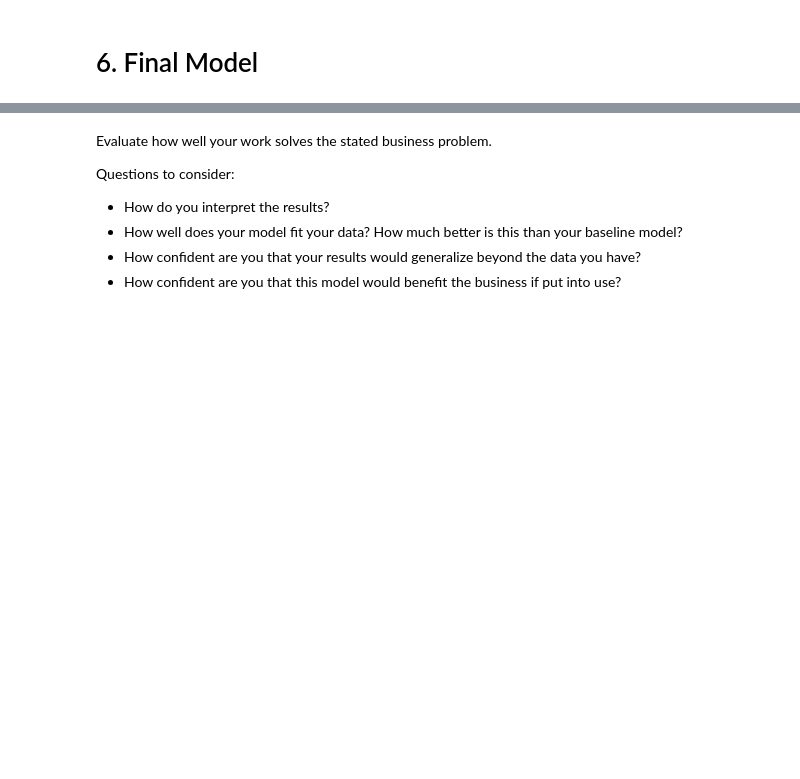
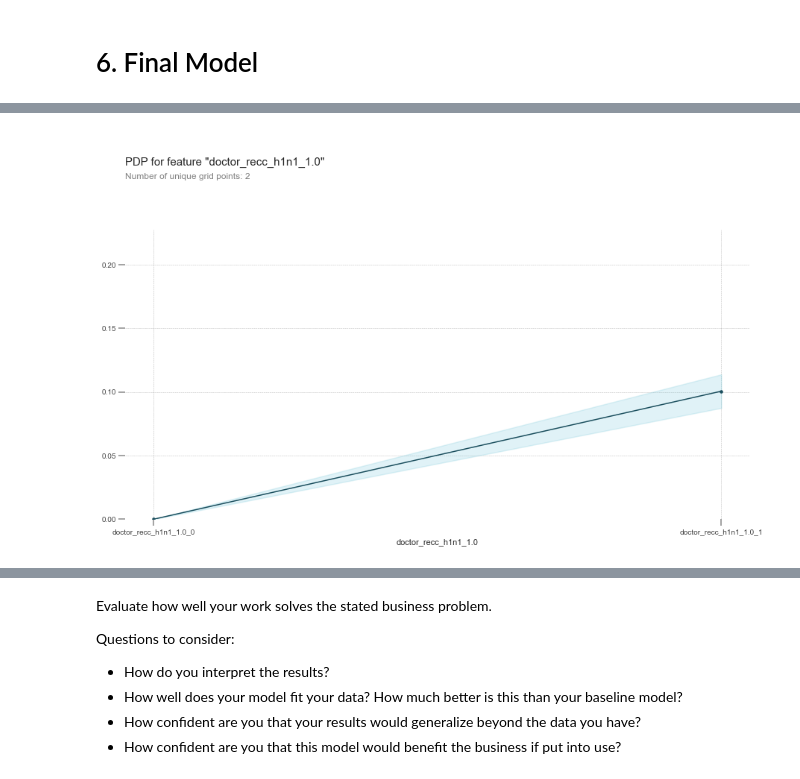
Before and after one commit to westonshuken/h1n1-and-flu-vaccine-predictor, a Jupyter notebook: index-copy-cza.ipynb, the cells around one changed output, grey strips where cells are left out. Cells and saved outputs as stored; diff of their text form; code cells hidden in the pictures; blank space fills up the shorter version.

Commit message:
Run final model

```diff
--- a/index-copy-cza.ipynb
+++ b/index-copy-cza.ipynb
@@ -678,0 +680,14 @@ X_train_processed = final_model.fit(X_train, y_train)
+# %%
+X_train, X_test, y_train, y_test = data_split(data.drop(columns=other_target))
+
+final_preprocessor.fit(X_train, y_train)
+
+X_train_processed = pd.DataFrame(final_preprocessor.transform(X_train), columns=X_train.columns)
+X_test_processed = pd.DataFrame(final_preprocessor.transform(X_test), columns=X_test.columns)
+# %%
+X_train_processed = pd.get_dummies(X_train_processed, drop_first=True)
+X_test_processed = pd.get_dummies(X_test_processed, drop_first=True)
+# %%
+final_model = tuned_models['RandomForest']['classifier']
+
+final_model.fit(X_train_processed, y_train)
@@ -679,9 +696,9 @@ X_train_processed = final_model.fit(X_train, y_train)
 # %%
 # Permutation Importance
-feature_names = [col for col in X_train.columns]
+# feature_names = [col for col in X_test.columns]
 
 perm = PermutationImportance(final_model, random_state=20211122)
-perm.fit(X_train, y_train)
+perm.fit(X_test_processed, y_test)
 
-eli5.show_weights(perm, feature_names)
+eli5.show_weights(perm, feature_names = X_test_processed.columns.tolist())
 # %% [output]
@@ -689,8 +752,10 @@ ValueError: could not convert string to float: '55 - 64 Years'
 # %%
 # Partial Dependency Plot
-pdp_doctor = pdp.pdp_isolate(final_model, X_train, feature_names, feature='doctor_recc_h1n1_1.0')
+pdp_doctor = pdp.pdp_isolate(tuned_models['RandomForest']['classifier'], X_test_processed, model_features=[col for col in X_test_processed.columns], feature='doctor_recc_h1n1_1.0')
 
 pdp.pdp_plot(pdp_doctor, 'doctor_recc_h1n1_1.0')
 
 plt.show()
+# %% [output]
+[figure, added]
 # %%
```
Also changed, not shown: parts of 20 cells of this notebook, 1 other file.
